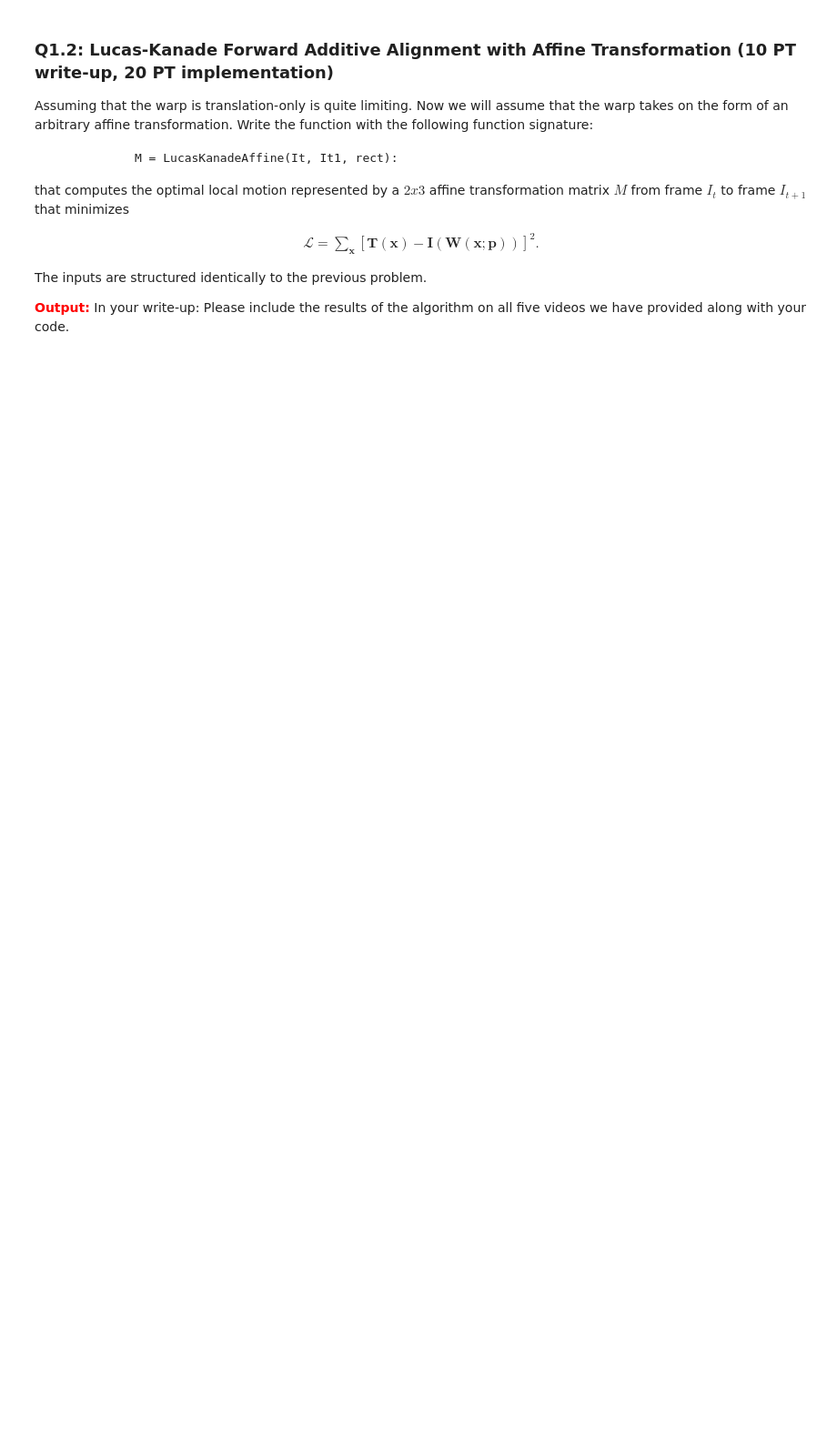
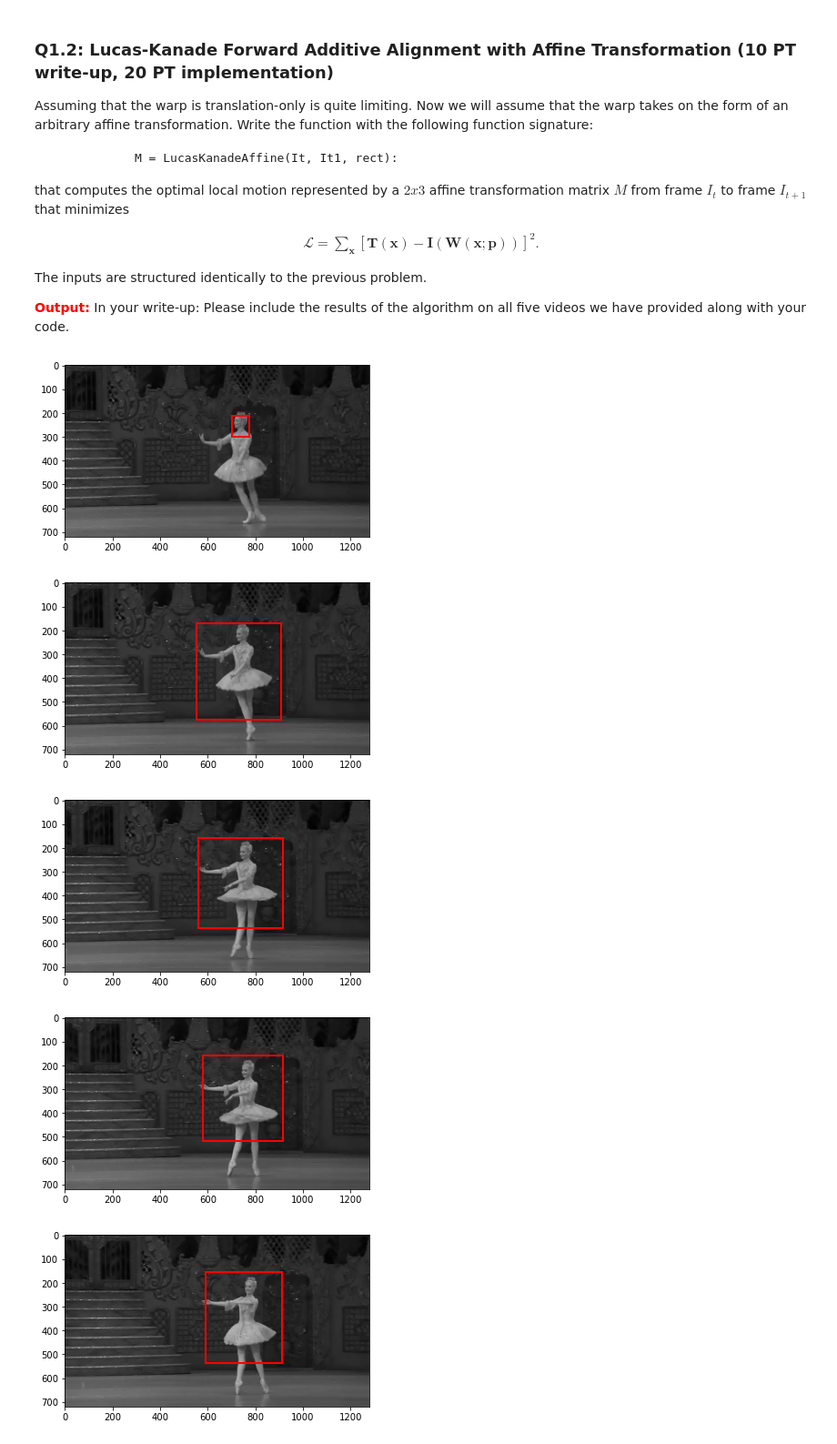
Before and after one commit to haleqiu/16720hw6, a Jupyter notebook: q1.ipynb, the cells around one changed output. Shown at 91% size. Cells and saved outputs as stored; diff of their text form; code cells hidden in the pictures; blank space fills up the shorter version.

```diff
--- a/q1.ipynb
+++ b/q1.ipynb
@@ -292,16 +282,21 @@ def LucasKanadeAffine(It, It1, rect, thresh=.025, maxIt=100):
     '''
 
     # Set thresholds (you probably want to play around with the values)
-    M = np.zeros((2,3))
+    W = np.identity(3)
+    dp = np.ones(6)
+    p = np.array([1.,0.,0.,0.,1.,0.])
     threshold = thresh
     maxIters = maxIt
     i = 0
     x1, y1, x2, y2 = rect
 
+
+    height, width = It.shape
+
     # ----- TODO -----
     # YOUR CODE HERE
     ## image gradient
-    gy, gx = np.gradient(It1)
+    gy, gx = np.gradient(It)
 
     intep_y, intep_x = int(y2-y1), int(x2-x1)
     # intep_y, intep_x = 2*(y2-y1), 2*(x2-x1)
@@ -321,12 +316,37 @@ def LucasKanadeAffine(It, It1, rect, thresh=.025, maxIt=100):
     Ix = interpolator_gx.ev(current_grid_y, current_grid_x)
     Iy = interpolator_gy.ev(current_grid_y, current_grid_x)
 
-    return M
+    I = np.vstack((Ix.ravel(),Iy.ravel())).T #(N, 2)
+
+    jac_W = [np.array([[x, y, 1, 0, 0, 0],[0, 0, 0, x, y, 1]]) \
+             for y,x in zip(current_grid_y.ravel(), current_grid_x.ravel())]
+    jac_W = np.array(jac_W) #(N, 2, 6)
+
+    A = np.einsum("nc, ncp -> np", I, jac_W)
+
+    while np.sum(np.square(dp)) > threshold:
+
+        # warp the template
+        warp_grid_x =  current_grid_x * W[0,0] +  current_grid_y * W[0,1] + W[0,2]
+        warp_grid_y =  current_grid_x * W[1,0] +  current_grid_y * W[1,1] + W[1,2]
+
+        warp_I = interpolator_Next.ev(warp_grid_y, warp_grid_x)
+
+        err = (Template - warp_I).reshape(-1)
+
+        dp,_,_,_ = np.linalg.lstsq(A,err,rcond=None)
+        dW = np.vstack((dp.reshape(2,3), [0, 0, 1]))
+        dW[0,0] +=1; dW[1,1] +=1;
+        W = W @(dW)
+        p+=dp
+
+    W = p.reshape(2,3)
+    return W
 # %%
 # Test your algorithm and visualize results!
 
 # Load data
-data_name = 'landing' # could choose from (car1, car2, landing, race, ballet)
+data_name = 'ballet' # could choose from (car1, car2, landing, race, ballet)
 data = np.load('./data/%s.npy' % data_name)
 
 # obtain the initial rect with format (x1, y1, x2, y2)
@@ -344,30 +364,36 @@ else:
     assert False, 'the data name must be one of (car1, car2, landing, race, ballet)'
 
 numFrames = data.shape[2]
 w = initial[2] - initial[0]
 h = initial[3] - initial[1]
 
 # loop over frames
 rects = []
 rects.append(initial)
 
 for i in range(numFrames-1):
 
     It = data[:,:,i]
     It1 = data[:,:,i+1]
     rect = rects[i]
 
     # run algorithm and collect rects
     M = LucasKanadeAffine(It, It1, rect)
     corners = np.array([[rect[0], rect[1], 1],
                         [rect[2], rect[3], 1]]).transpose()
     newRect = np.matmul(M, corners).transpose().reshape((4, ))
     rects.append(newRect)
 
     # Visualize
     fig = plt.figure(1)
     ax = fig.add_subplot(111)
     ax.add_patch(patches.Rectangle((rect[0], rect[1]), rect[2]-rect[0]+1, rect[3]-rect[1]+1, linewidth=2, edgecolor='red', fill=False))
     plt.imshow(It1, cmap='gray')
     plt.show()
     ax.clear()
+# %% [output]
+[figure, added]
+[figure, added]
+[figure, added]
+[figure, added]
+[figure, added]
```
Also changed, not shown: parts of 4 cells of this notebook.
